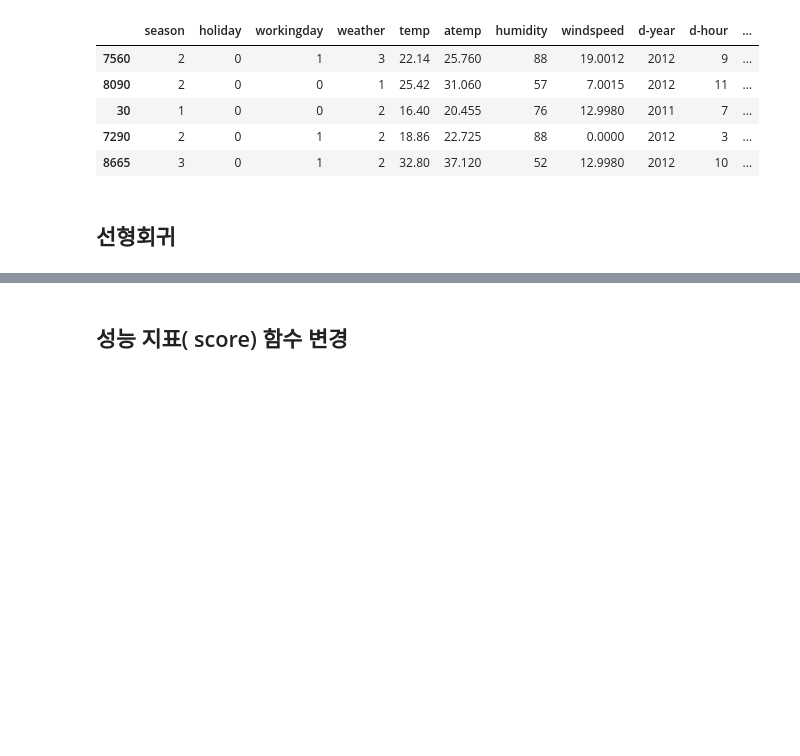
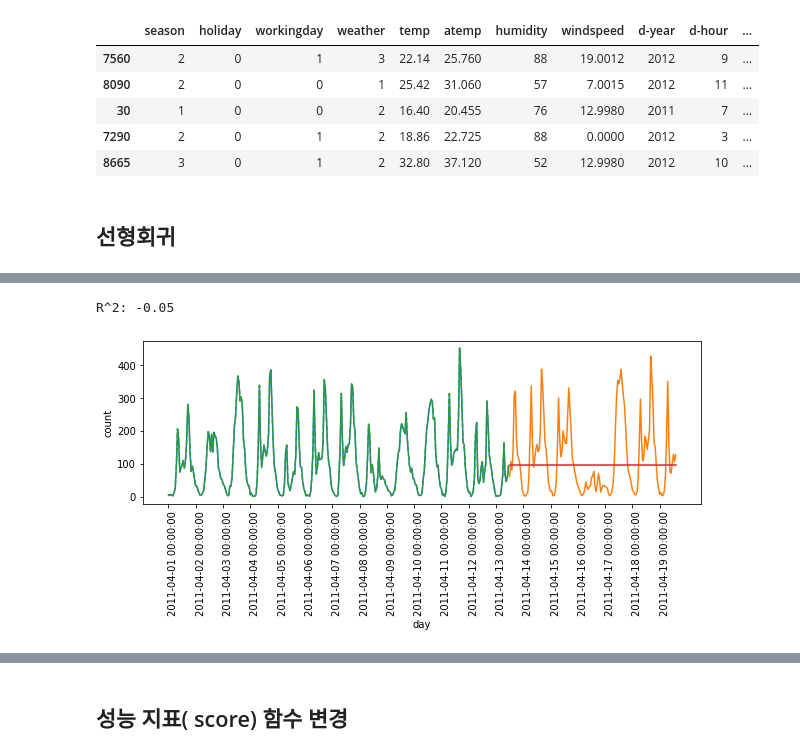
Before and after one commit to swkim01/DSAC3, a Jupyter notebook: gg-38-자전거대여예측.ipynb, the cells around one changed output, grey strips where cells are left out. Saved outputs shown, nothing was run; the diff lists cells and outputs as text; code cells hidden in the pictures; blank space fills up the shorter version.

```diff
--- a/gg-38-자전거대여예측.ipynb
+++ b/gg-38-자전거대여예측.ipynb
@@ -254,0 +283,23 @@ model.score(X_test, y_test)
+# %%
+n_train = 300
+def plot_result(features, target, regressor):
+  Xtrain, Xtest = features[:n_train], features[n_train:]
+  ytrain, ytest = target[:n_train], target[n_train:]
+  regressor.fit(Xtrain, ytrain)
+  print("R^2: {:,.2f}".format(regressor.score(Xtest, ytest)))
+  ypred = regressor.predict(Xtest)
+  ypred_train = regressor.predict(Xtrain)
+  plt.figure(figsize=(10,3))
+  plt.xticks(range(0, len(features), 24), xticks_name, rotation=90, ha="left")
+  plt.plot(range(n_train), ytrain, label="train")
+  plt.plot(range(n_train, len(ytest) + n_train), ytest, '-', label="test")
+  plt.plot(range(n_train), ypred_train, '--', label="train predict")
+  plt.plot(range(n_train, len(ytest) + n_train), ypred, '-', label="test predict")
+  plt.xlabel("day")
+  plt.ylabel("count")
+# %%
+model = DecisionTreeRegressor()
+plot_result(X1["datetime"].values.reshape(-1, 1), y1, model)
+# %% [output]
+R^2: -0.05
+[figure, added]
```
Also changed, not shown: parts of 17 cells of this notebook.
